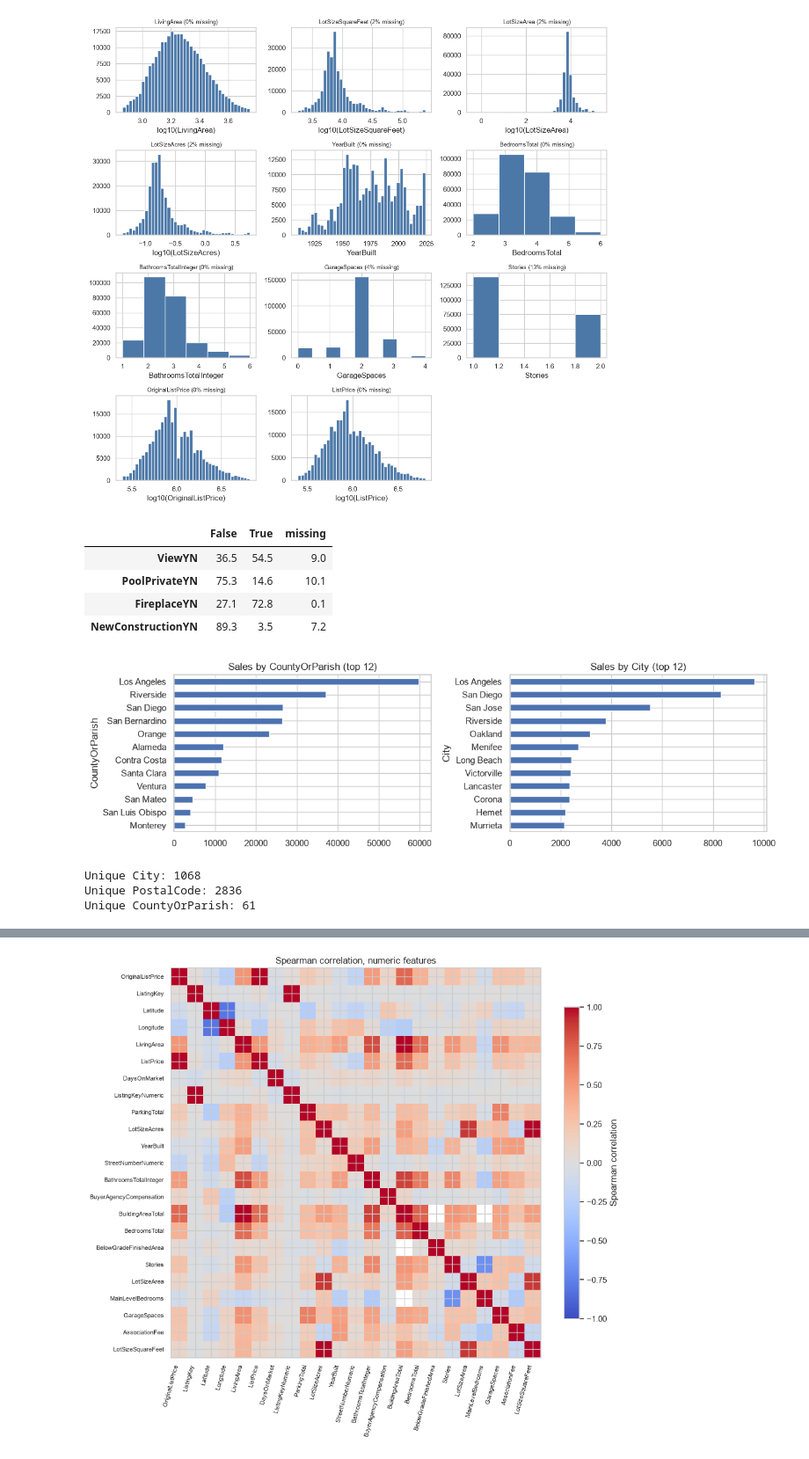
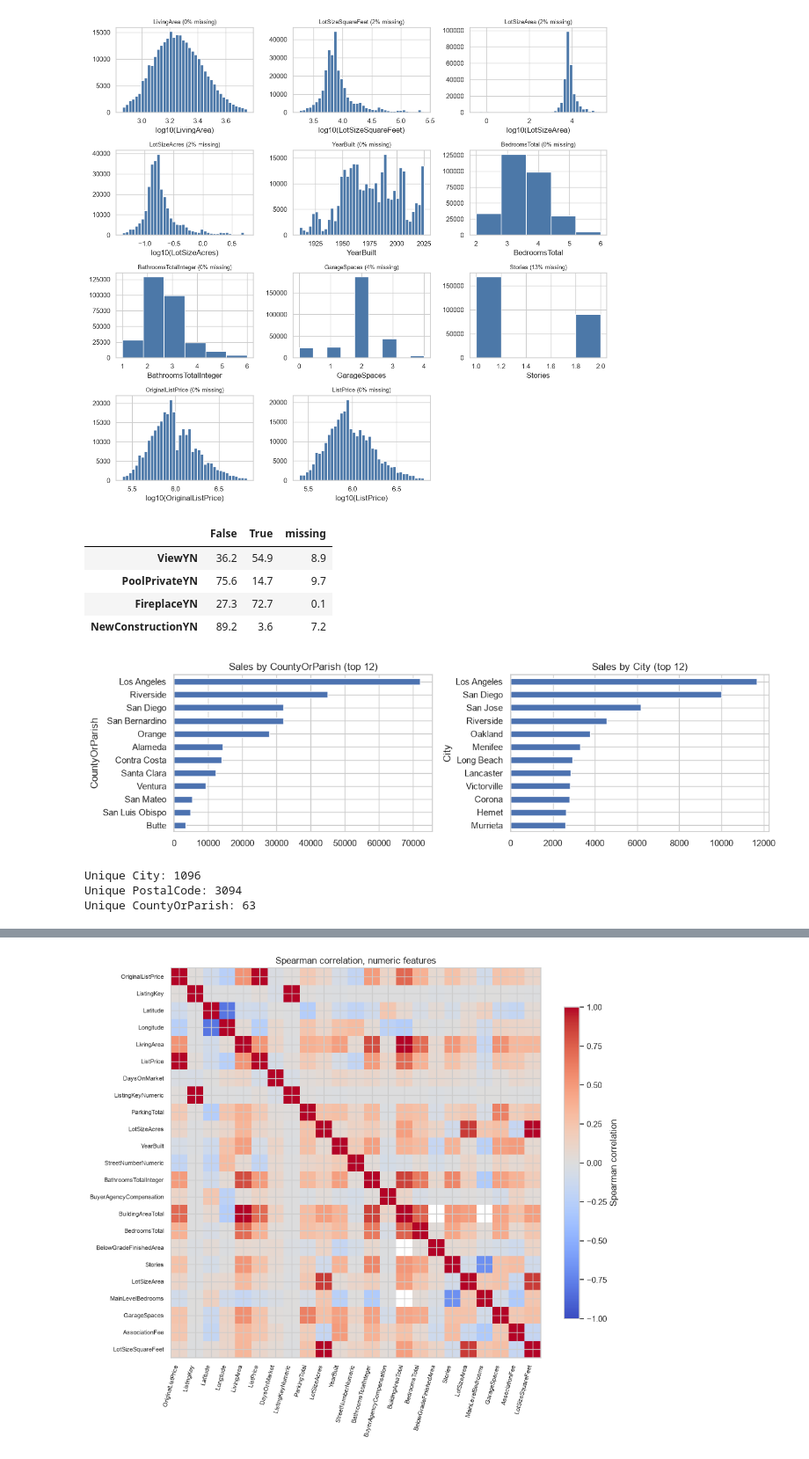
Before and after one commit to PteroisRadiata/IDX-Exchange-Data-Science, a Jupyter notebook: EDA.ipynb, the cells around one changed output, grey strips where cells are left out. Shown at 88% size. Drawn from its saved outputs; the diff is of its cells as text; code cells hidden in the pictures.

```diff
--- a/EDA.ipynb
+++ b/EDA.ipynb
@@ -24,7 +27,7 @@ pd.set_option("display.max_columns", 100)
 pd.set_option("display.max_rows", 100)
 sns.set_theme(style="whitegrid")
 # %%
-DATA_PATH = "cleaned_data.csv"
+DATA_PATH = "train_data.csv"
 TARGET = "ClosePrice"
 DATE_COL = "CloseDate"
 
@@ -268,5 +248,5 @@ display(monthly)
 # %%
-seasonal_data = train.dropna(subset=[DATE_COL, TARGET]).copy()
+seasonal_data = df.dropna(subset=[DATE_COL, TARGET]).copy()
 seasonal_data["year"] = seasonal_data[DATE_COL].dt.year
 seasonal_data["calendar_month"] = seasonal_data[DATE_COL].dt.month
 seasonality = (
@@ -292,15 +272,15 @@ distribution_candidates = [
 ]
 describe_list = [
     c for c in distribution_candidates
-    if c in train.columns and pd.api.types.is_numeric_dtype(train[c])
+    if c in df.columns and pd.api.types.is_numeric_dtype(df[c])
 ]
 
 if not describe_list:
     print("No candidate numeric columns were found.")
 else:
-    quantiles = train[describe_list].quantile([0.01, 0.99])
+    quantiles = df[describe_list].quantile([0.01, 0.99])
     for col in describe_list:
-        values = train[col].dropna()
+        values = df[col].dropna()
         values = values[values.between(quantiles.loc[0.01, col], quantiles.loc[0.99, col])]
         if values.empty:
             print(f"Skipping {col}: no values after display-only percentile filtering.")
@@ -367,45 +347,45 @@ feature_candidates = [
     "LivingArea", "LotSizeSquareFeet", "LotSizeArea", "LotSizeAcres",
     "YearBuilt", "BedroomsTotal", "BathroomsTotalInteger", "GarageSpaces",
     "Stories", "OriginalListPrice", "ListPrice"
 ]
 feature_cols = [
     c for c in feature_candidates
-    if c in train.columns and pd.api.types.is_numeric_dtype(train[c])
+    if c in df.columns and pd.api.types.is_numeric_dtype(df[c])
 ]
 
 n = len(feature_cols)
 if n == 0:
     print("No selected numeric feature columns found.")
 else:
     ncol = 3
     nrow = (n + ncol - 1) // ncol
     fig, axes = plt.subplots(nrow, ncol, figsize=(12, 2.8 * nrow), squeeze=False)
     for ax, col in zip(axes.ravel(), feature_cols):
-        raw = train[col].dropna()
+        raw = df[col].dropna()
         shown = raw
         if len(shown):
             shown = shown[shown.between(shown.quantile(.01), shown.quantile(.99))]
         if col in log_candidates and len(shown) and (shown > 0).all():
             ax.hist(np.log10(shown), bins=40, color="#4c78a8")
             ax.set_xlabel(f"log10({col})")
         else:
             ax.hist(shown, bins=min(40, max(5, shown.nunique())) if len(shown) else 5, color="#4c78a8")
             ax.set_xlabel(col)
-        ax.set_title(f"{col} ({train[col].isna().mean():.0%} missing)", fontsize=9)
+        ax.set_title(f"{col} ({df[col].isna().mean():.0%} missing)", fontsize=9)
     for ax in axes.ravel()[n:]:
         ax.axis("off")
     plt.tight_layout()
     plt.show()
 # %% [output]
-[figure, old version]
+[figure, new version]
 # %%
 binary_candidates = [
     "ViewYN", "PoolPrivateYN", "FireplaceYN", "NewConstructionYN"
 ]
-binary_cols = [c for c in binary_candidates if c in train.columns]
+binary_cols = [c for c in binary_candidates if c in df.columns]
 if binary_cols:
     share = pd.DataFrame({
-        c: train[c].astype("object").where(train[c].notna(), "missing").astype(str)
+        c: df[c].astype("object").where(df[c].notna(), "missing").astype(str)
              .value_counts(normalize=True)
         for c in binary_cols
     }).T
@@ -413,28 +393,28 @@ if binary_cols:
 else:
     print("No selected binary/categorical flag columns found.")
 
-geo_cols = [c for c in ["CountyOrParish", "City"] if c in train.columns]
+geo_cols = [c for c in ["CountyOrParish", "City"] if c in df.columns]
 if geo_cols:
     fig, axes = plt.subplots(1, len(geo_cols), figsize=(6 * len(geo_cols), 3.5), squeeze=False)
     for ax, col in zip(axes.ravel(), geo_cols):
-        train[col].fillna("missing").astype(str).value_counts().head(12).sort_values().plot(
+        df[col].fillna("missing").astype(str).value_counts().head(12).sort_values().plot(
             kind="barh", ax=ax, title=f"Sales by {col} (top 12)"
         )
     plt.tight_layout()
     plt.show()
 
 for col in ["City", "PostalCode", "CountyOrParish"]:
-    if col in train.columns:
-        print(f"Unique {col}: {train[col].nunique(dropna=True)}")
+    if col in df.columns:
+        print(f"Unique {col}: {df[col].nunique(dropna=True)}")
 # %% [output]
 |  | False | True | missing |
-| ViewYN | 36.5 | 54.5 | 9.0 |
-| PoolPrivateYN | 75.3 | 14.6 | 10.1 |
-| FireplaceYN | 27.1 | 72.8 | 0.1 |
-| NewConstructionYN | 89.3 | 3.5 | 7.2 |
+| ViewYN | 36.2 | 54.9 | 8.9 |
+| PoolPrivateYN | 75.6 | 14.7 | 9.7 |
+| FireplaceYN | 27.3 | 72.7 | 0.1 |
+| NewConstructionYN | 89.2 | 3.6 | 7.2 |
-[figure, old version]
+[figure, new version]
-Unique City: 1068
-Unique PostalCode: 2836
-Unique CountyOrParish: 61
+Unique City: 1096
+Unique PostalCode: 3094
+Unique CountyOrParish: 63
 # %%
 # Build the target series aligned to the same training rows.
```
Also changed, not shown: parts of 19 cells of this notebook.
